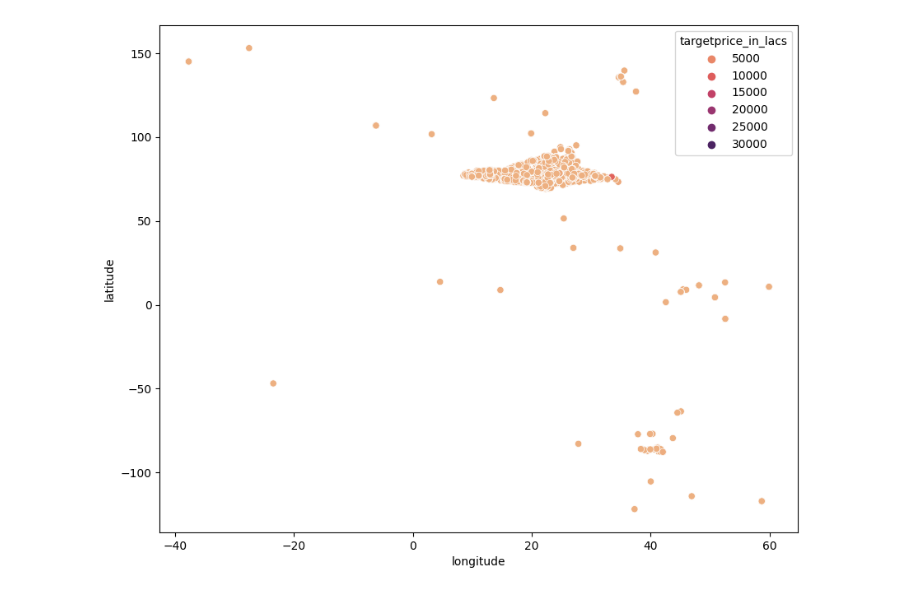
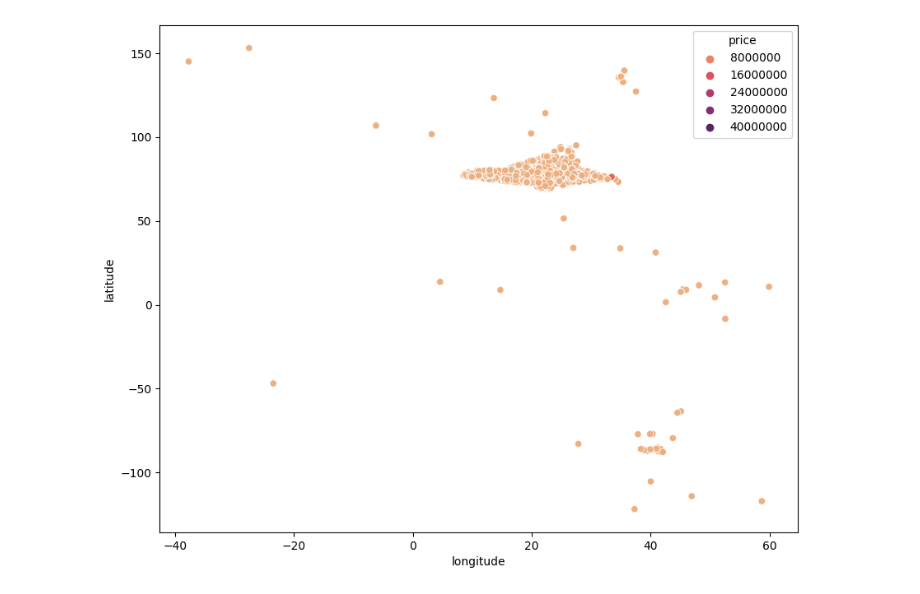
Before and after one commit to luiscberrocal/hacktoberfest-2023, a Jupyter notebook: kaggle/products/eda.ipynb, the cells around one changed output. Cells and saved outputs as stored; diff of their text form; code cells hidden in the pictures.

Commit message:
Training data

```diff
--- a/kaggle/products/eda.ipynb
+++ b/kaggle/products/eda.ipynb
@@ -51,7 +55,7 @@ plt.show()
 # %%
 plt.figure(figsize=(10, 8))
-sns.scatterplot(data=df, x='longitude', y='latitude', hue='targetprice_in_lacs', palette='flare')
+sns.scatterplot(data=df, x='longitude', y='latitude', hue='price', palette='flare')
 plt.show()
 # %% [output]
-[figure, old version]
+[figure, new version]
 # %%
```
Also changed, not shown: parts of 6 cells of this notebook, 7 other files.
